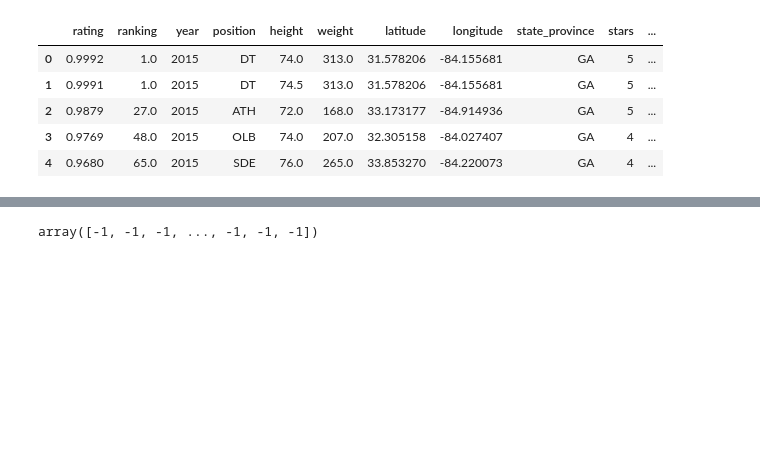
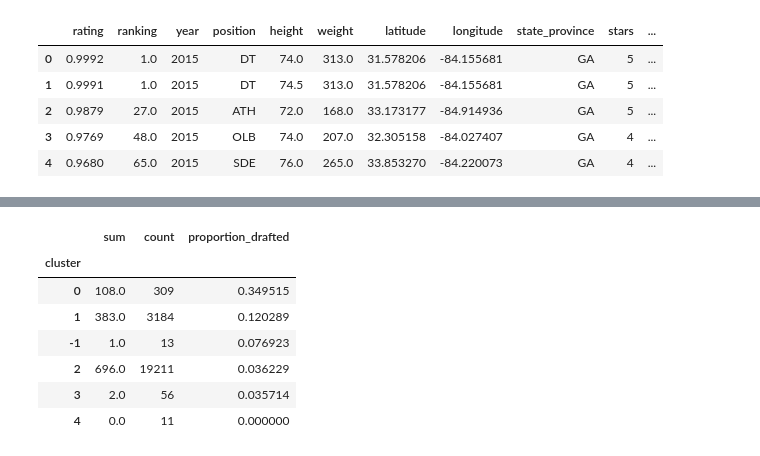
Before and after one commit to chrismca13/CFB_draft_propensity, a Jupyter notebook: notebooks/dbscan.ipynb, the cells around one changed output, grey strips where cells are left out. Drawn from its saved outputs; the diff is of its cells as text; code cells hidden in the pictures; blank space fills up the shorter version.

```diff
--- a/notebooks/dbscan.ipynb
+++ b/notebooks/dbscan.ipynb
@@ -28,4 +36,0 @@ clusters = model.fit_predict(X)
-# %%
-df['Cluster'] = clusters
-# %% [output]
-array([-1, -1, -1, ..., -1, -1, -1])
@@ -31,0 +54,14 @@ array([-1, -1, -1, ..., -1, -1, -1])
+# %%
+cluster_summary = df.groupby('cluster')['is_drafted'].agg(['sum', 'count'])
+cluster_summary['proportion_drafted'] = cluster_summary['sum'] / cluster_summary['count']
+cluster_summary = cluster_summary.sort_values('proportion_drafted', ascending=False)
+cluster_summary
+# %% [output]
+|  | sum | count | proportion_drafted |
+| cluster |  |  |  |
+| 0 | 108.0 | 309 | 0.349515 |
+| 1 | 383.0 | 3184 | 0.120289 |
+| -1 | 1.0 | 13 | 0.076923 |
+| 2 | 696.0 | 19211 | 0.036229 |
+| 3 | 2.0 | 56 | 0.035714 |
+| 4 | 0.0 | 11 | 0.000000 |
```
Also changed, not shown: parts of 8 cells of this notebook.
